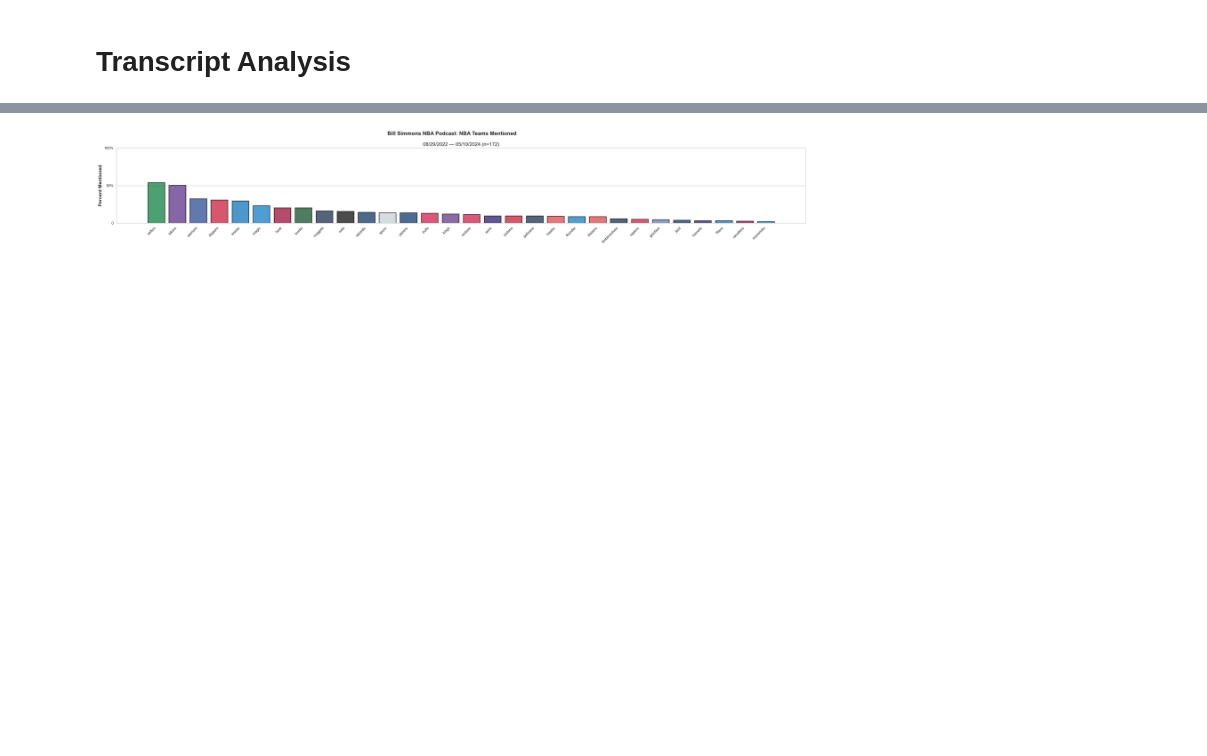
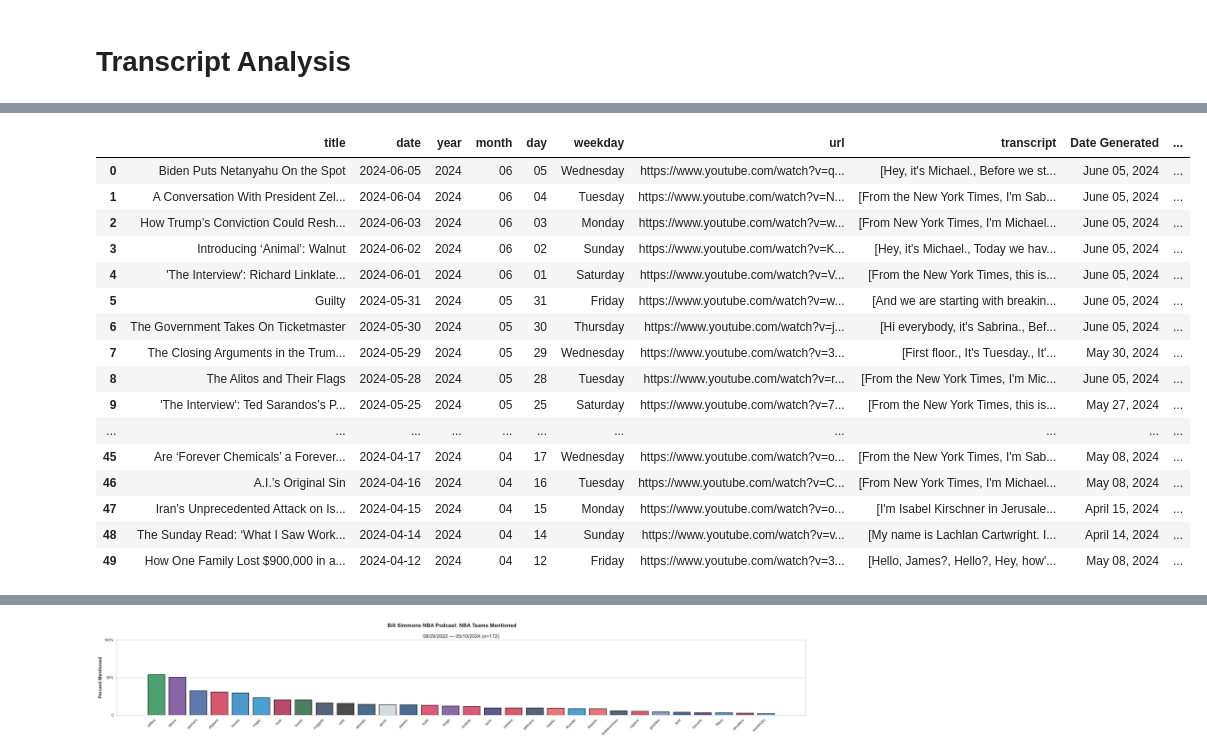
Before and after one commit to rahim-hashim/video_transcripts, a Jupyter notebook: transcript_analysis.ipynb, the cells around one changed output, grey strips where cells are left out. Saved outputs shown, nothing was run; the diff lists cells and outputs as text; code cells hidden in the pictures; blank space fills up the shorter version.

```diff
--- a/transcript_analysis.ipynb
+++ b/transcript_analysis.ipynb
@@ -263,0 +282,20 @@ Pickling New York Times transcript_df.
+# %%
+topic_df.head(50)
+# %% [output]
+|  | title | date | year | month | day | weekday | url | transcript | Date Generated | ... |
+| 0 | Biden Puts Netanyahu On the Spot | 2024-06-05 | 2024 | 06 | 05 | Wednesday | https://www.youtube.com/watch?v=q... | [Hey, it's Michael., Before we st... | June 05, 2024 | ... |
+| 1 | A Conversation With President Zel... | 2024-06-04 | 2024 | 06 | 04 | Tuesday | https://www.youtube.com/watch?v=N... | [From the New York Times, I'm Sab... | June 05, 2024 | ... |
+| 2 | How Trump’s Conviction Could Resh... | 2024-06-03 | 2024 | 06 | 03 | Monday | https://www.youtube.com/watch?v=w... | [From New York Times, I'm Michael... | June 05, 2024 | ... |
+| 3 | Introducing ‘Animal’: Walnut | 2024-06-02 | 2024 | 06 | 02 | Sunday | https://www.youtube.com/watch?v=K... | [Hey, it's Michael., Today we hav... | June 05, 2024 | ... |
+| 4 | 'The Interview': Richard Linklate... | 2024-06-01 | 2024 | 06 | 01 | Saturday | https://www.youtube.com/watch?v=V... | [From the New York Times, this is... | June 05, 2024 | ... |
+| 5 | Guilty | 2024-05-31 | 2024 | 05 | 31 | Friday | https://www.youtube.com/watch?v=w... | [And we are starting with breakin... | June 05, 2024 | ... |
+| 6 | The Government Takes On Ticketmaster | 2024-05-30 | 2024 | 05 | 30 | Thursday | https://www.youtube.com/watch?v=j... | [Hi everybody, it's Sabrina., Bef... | June 05, 2024 | ... |
+| 7 | The Closing Arguments in the Trum... | 2024-05-29 | 2024 | 05 | 29 | Wednesday | https://www.youtube.com/watch?v=3... | [First floor., It's Tuesday., It'... | May 30, 2024 | ... |
+| 8 | The Alitos and Their Flags | 2024-05-28 | 2024 | 05 | 28 | Tuesday | https://www.youtube.com/watch?v=r... | [From the New York Times, I'm Mic... | June 05, 2024 | ... |
+| 9 | 'The Interview': Ted Sarandos’s P... | 2024-05-25 | 2024 | 05 | 25 | Saturday | https://www.youtube.com/watch?v=7... | [From the New York Times, this is... | May 27, 2024 | ... |
+| ... | ... | ... | ... | ... | ... | ... | ... | ... | ... | ... |
+| 45 | Are ‘Forever Chemicals’ a Forever... | 2024-04-17 | 2024 | 04 | 17 | Wednesday | https://www.youtube.com/watch?v=o... | [From the New York Times, I'm Sab... | May 08, 2024 | ... |
+| 46 | A.I.’s Original Sin | 2024-04-16 | 2024 | 04 | 16 | Tuesday | https://www.youtube.com/watch?v=C... | [From New York Times, I'm Michael... | May 08, 2024 | ... |
+| 47 | Iran’s Unprecedented Attack on Is... | 2024-04-15 | 2024 | 04 | 15 | Monday | https://www.youtube.com/watch?v=o... | [I'm Isabel Kirschner in Jerusale... | April 15, 2024 | ... |
+| 48 | The Sunday Read: ‘What I Saw Work... | 2024-04-14 | 2024 | 04 | 14 | Sunday | https://www.youtube.com/watch?v=v... | [My name is Lachlan Cartwright. I... | April 14, 2024 | ... |
+| 49 | How One Family Lost $900,000 in a... | 2024-04-12 | 2024 | 04 | 12 | Friday | https://www.youtube.com/watch?v=3... | [Hello, James?, Hello?, Hey, how'... | May 08, 2024 | ... |
```
Also changed, not shown: parts of 15 cells of this notebook, 4 other files.
